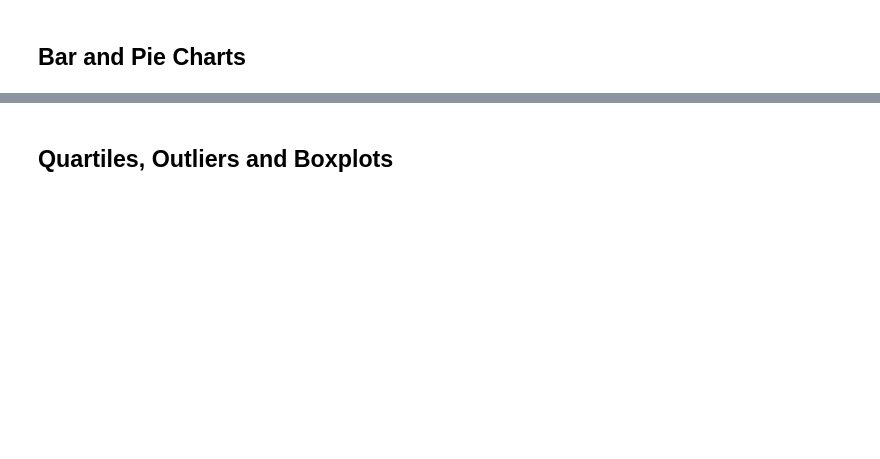
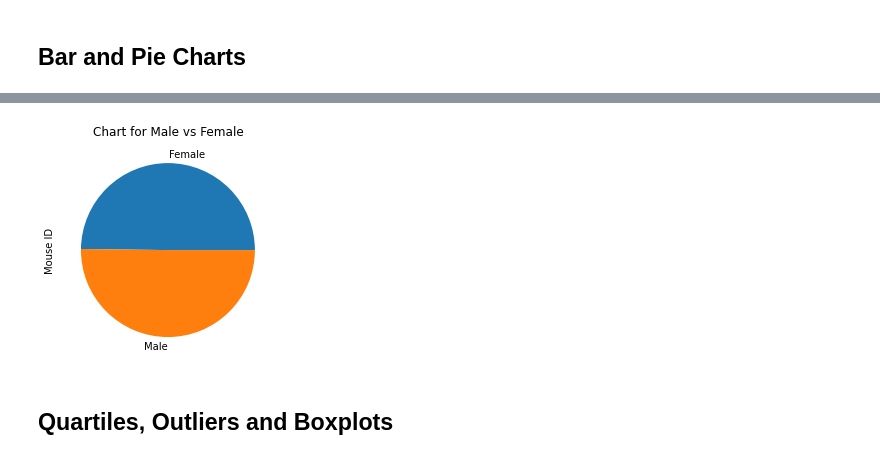
Before and after one commit to jeawills/Matplotlib_challenge, a Jupyter notebook: Case/Pymaceuticals-checkpoint.ipynb, the cells around one changed output, grey strips where cells are left out. Saved outputs shown, nothing was run; the diff lists cells and outputs as text; code cells hidden in the pictures; blank space fills up the shorter version.

```diff
--- a/Case/Pymaceuticals-checkpoint.ipynb
+++ b/Case/Pymaceuticals-checkpoint.ipynb
@@ -53,5 +291,12 @@ study_results = pd.read_csv(study_results_path)
 # %%
 # Generate a pie plot showing the distribution of female versus male mice using pyplot
+# Creating plot
+plt.pie(gender,labels=gender.index);
+plt.title("Chart for Male vs Female")
+plt.ylabel('Mouse ID')
+plt.show()
+# %% [output]
+[figure, added]
 # %% [markdown]
 ## Quartiles, Outliers and Boxplots
 # %%
```
Also changed, not shown: parts of 50 cells of this notebook.
